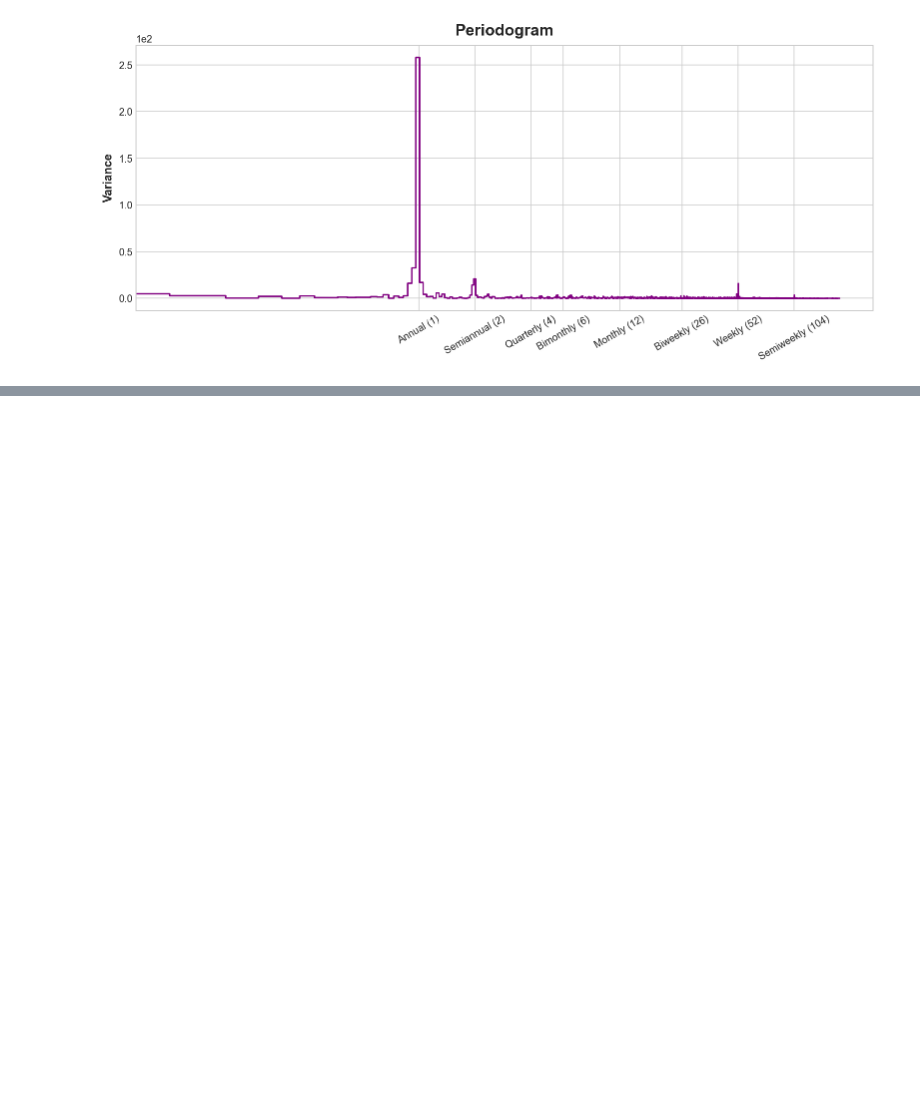
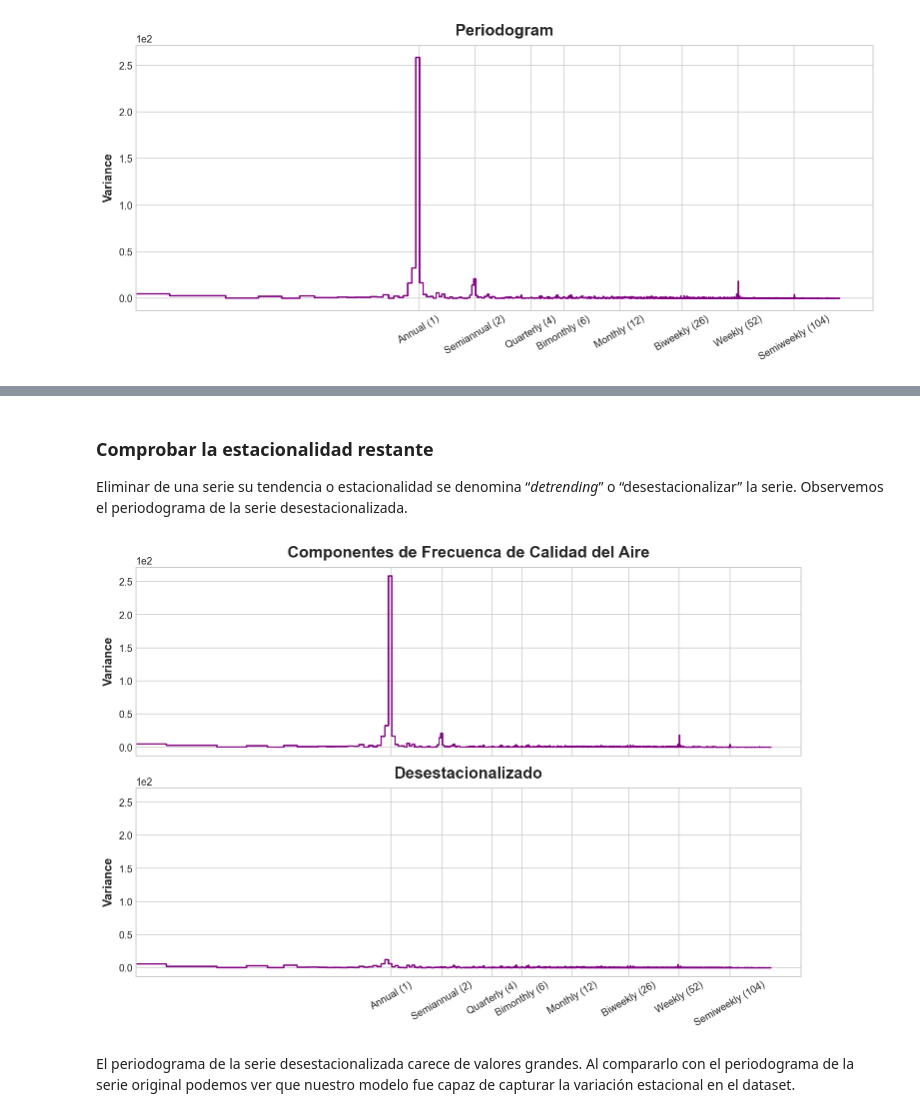
Before and after one commit to SgtSteiner/calidad-del-aire, a Jupyter notebook: calidad_aire_eda.ipynb, the cells around one changed output, grey strips where cells are left out. Drawn from its saved outputs; the diff is of its cells as text; code cells hidden in the pictures; blank space fills up the shorter version.

```diff
--- a/calidad_aire_eda.ipynb
+++ b/calidad_aire_eda.ipynb
@@ -498,0 +540,16 @@ dp = DeterministicProcess(
+# %% [markdown]
+### Comprobar la estacionalidad restante
+
+Eliminar de una serie su tendencia o estacionalidad se denomina “*detrending*” o “desestacionalizar” la serie. Observemos el periodograma de la serie desestacionalizada.
+# %%
+y_deseason = y - y_pred
+
+fig, (ax1, ax2) = plt.subplots(2, 1, sharex=True, sharey=True, figsize=(10, 7))
+ax1 = plot_periodogram(y, ax=ax1)
+ax1.set_title("Componentes de Frecuenca de Calidad del Aire")
+ax2 = plot_periodogram(y_deseason, ax=ax2)
+ax2.set_title("Desestacionalizado");
+# %% [output]
+[figure, added]
+# %% [markdown]
+El periodograma de la serie desestacionalizada carece de valores grandes. Al compararlo con el periodograma de la serie original podemos ver que nuestro modelo fue capaz de capturar la variación estacional en el dataset.
```
Also changed, not shown: parts of 11 cells of this notebook.
